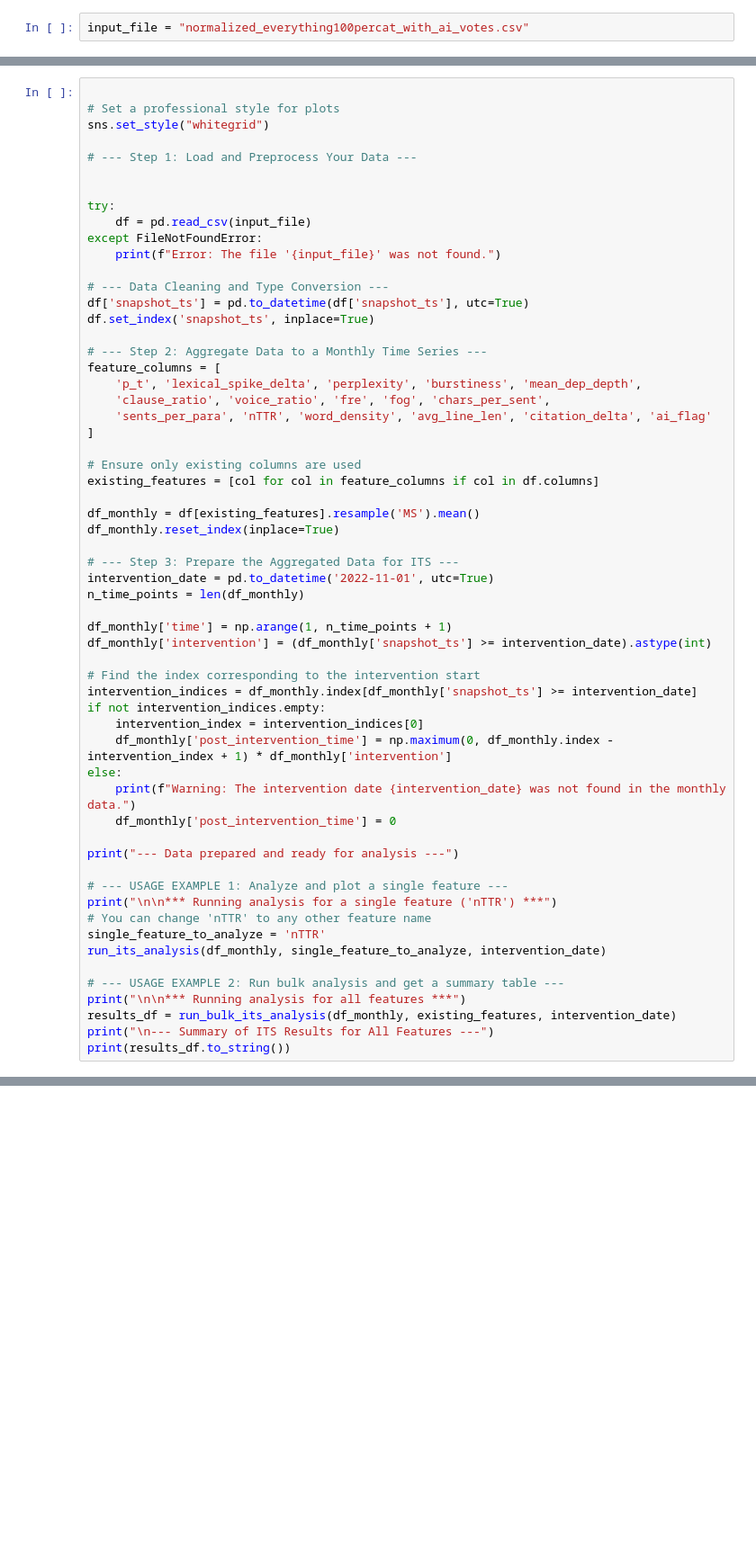
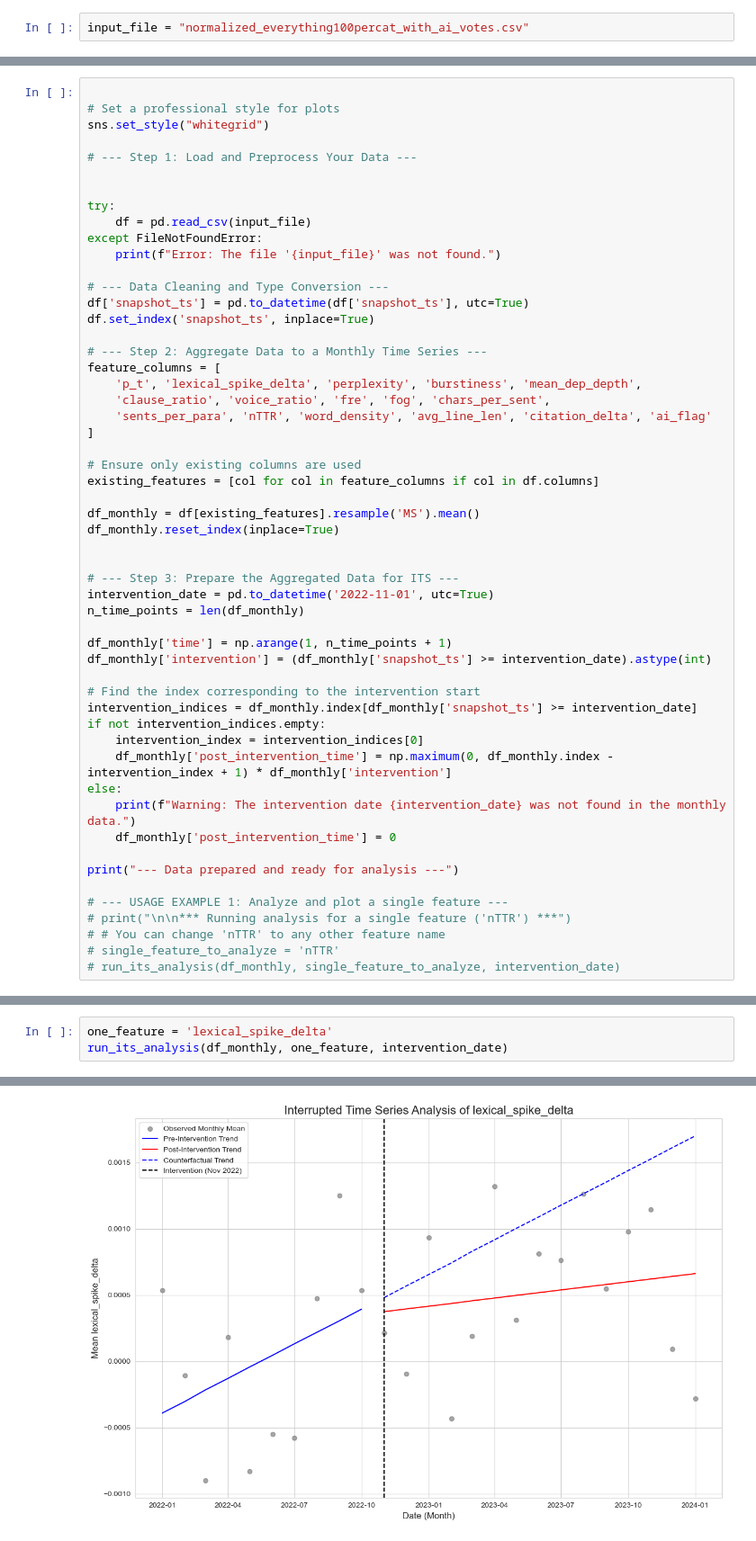
Before and after one commit to LeTartap/WikiMScThesis, a Jupyter notebook: python_code/ITSAnalysis.ipynb, the cells around one changed output, grey strips where cells are left out. Shown at 90% size. Saved outputs shown, nothing was run; the diff lists cells and outputs as text; blank space fills up the shorter version.

Commit message:
minor changes to ITS Analysis

```diff
--- a/python_code/ITSAnalysis.ipynb
+++ b/python_code/ITSAnalysis.ipynb
@@ -148,6 +148,7 @@ existing_features = [col for col in feature_columns if col in df.columns]
 df_monthly = df[existing_features].resample('MS').mean()
 df_monthly.reset_index(inplace=True)
 
+
 # --- Step 3: Prepare the Aggregated Data for ITS ---
 intervention_date = pd.to_datetime('2022-11-01', utc=True)
 n_time_points = len(df_monthly)
@@ -167,13 +168,7 @@ else:
 print("--- Data prepared and ready for analysis ---")
 
 # --- USAGE EXAMPLE 1: Analyze and plot a single feature ---
-print("\n\n*** Running analysis for a single feature ('nTTR') ***")
-# You can change 'nTTR' to any other feature name
-single_feature_to_analyze = 'nTTR'
-run_its_analysis(df_monthly, single_feature_to_analyze, intervention_date)
-
-# --- USAGE EXAMPLE 2: Run bulk analysis and get a summary table ---
-print("\n\n*** Running analysis for all features ***")
-results_df = run_bulk_its_analysis(df_monthly, existing_features, intervention_date)
-print("\n--- Summary of ITS Results for All Features ---")
-print(results_df.to_string())
+# print("\n\n*** Running analysis for a single feature ('nTTR') ***")
+# # You can change 'nTTR' to any other feature name
+# single_feature_to_analyze = 'nTTR'
+# run_its_analysis(df_monthly, single_feature_to_analyze, intervention_date)
@@ -215,0 +199,4 @@ A value near 2.0 suggests no significant first-order autocorrelation.
+# %%
+one_feature = 'lexical_spike_delta'
+run_its_analysis(df_monthly, one_feature, intervention_date)
+# %% [output]
@@ -215,0 +220 @@ A value near 2.0 suggests no significant first-order autocorrelation.
+[figure, added]
```
Also changed, not shown: parts of 4 cells of this notebook.
